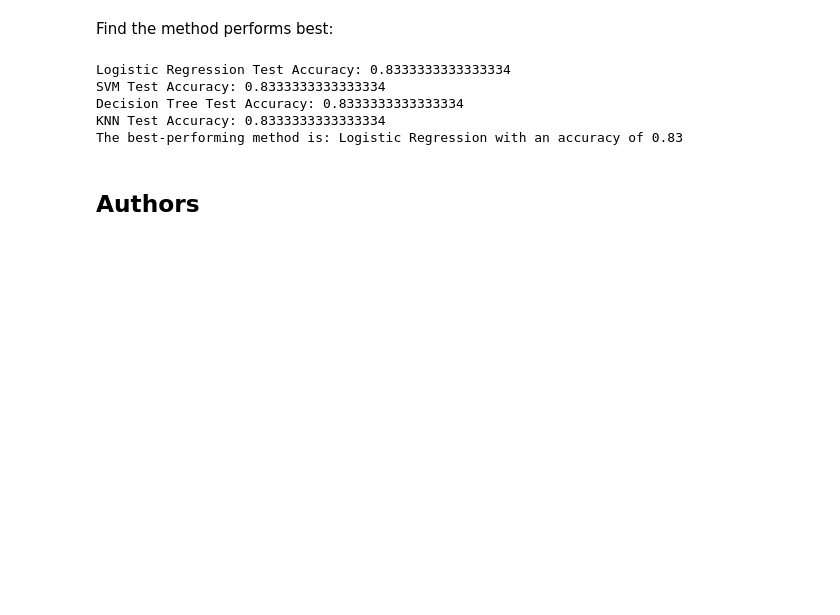
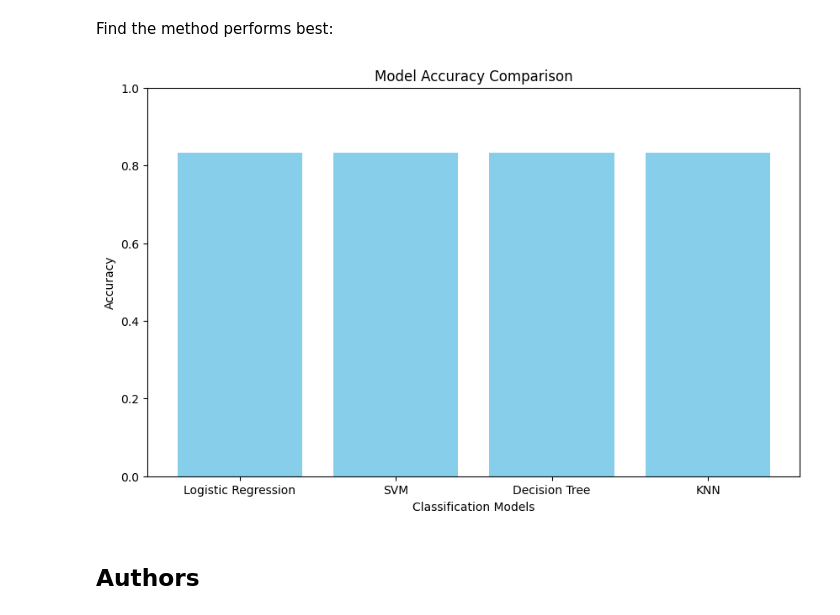
Before and after one commit to gaganthapar/ibmSPaceXproject, a Jupyter notebook: SpaceX_Machine Learning Prediction_Part_5.ipynb, the cells around one changed output. Cells and saved outputs as stored; diff of their text form; code cells hidden in the pictures; blank space fills up the shorter version.

```diff
--- a/SpaceX_Machine Learning Prediction_Part_5.ipynb
+++ b/SpaceX_Machine Learning Prediction_Part_5.ipynb
@@ -387,16 +387,32 @@ Find the method performs best:
 # %%
 
 # Calculate accuracy for each model on the test data
 #logreg_accuracy = logreg_cv.score(X_test, Y_test)
 #svm_accuracy = svm_cv.score(X_test, Y_test)
 #tree_accuracy = tree_cv.score(X_test, Y_test)
 #knn_accuracy = knn_cv.score(X_test, Y_test)
+
+model_accuracies = {
+    'Logistic Regression': logreg_accuracy,
+    'SVM': svm_accuracy,
+    'Decision Tree':tree_accuracy,
+    'KNN': knn_accuracy
+}
+
+# Determine which model performs best
+models = list(model_accuracies.keys())
+accuracies = list(model_accuracies.values())
+
+# Create a bar chart
+plt.figure(figsize=(10, 6))
+plt.bar(models, accuracies, color='skyblue')
+plt.xlabel('Classification Models')
+plt.ylabel('Accuracy')
+plt.title('Model Accuracy Comparison')
+plt.ylim(0, 1)  # Set the y-axis to range from 0 to 1 for percentage accuracy
+plt.show()
 # %% [output]
-Logistic Regression Test Accuracy: 0.8333333333333334
-SVM Test Accuracy: 0.8333333333333334
-Decision Tree Test Accuracy: 0.8333333333333334
-KNN Test Accuracy: 0.8333333333333334
-The best-performing method is: Logistic Regression with an accuracy of 0.83
+[figure, added]
 # %% [markdown]
 ## Authors
 # %% [markdown]
```
Also changed, not shown: parts of 5 cells of this notebook.
